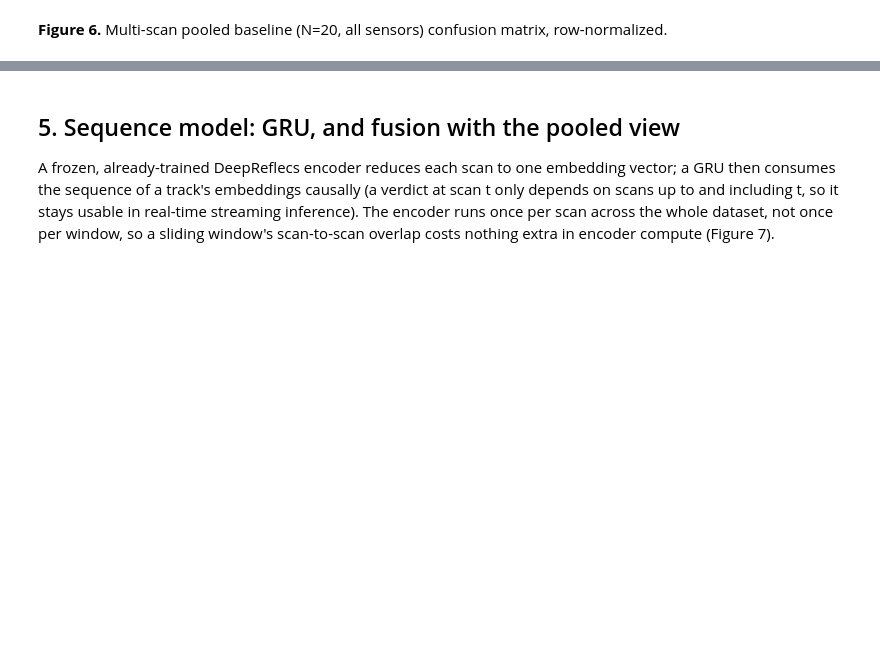
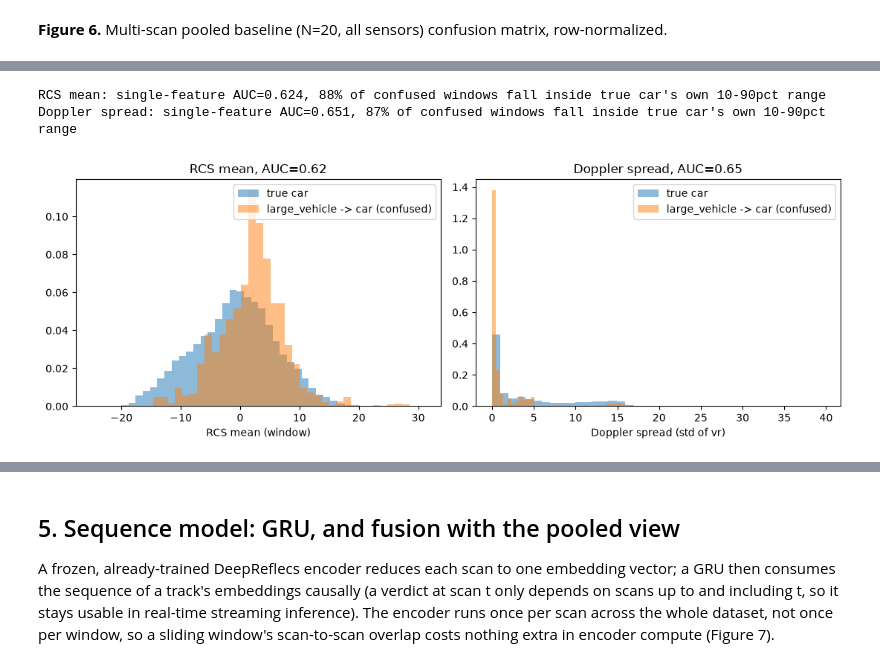
Before and after one commit to brunopinto900/radar-ml-autonomous-driving, a Jupyter notebook: notebooks/final_report.ipynb, the cells around one changed output, grey strips where cells are left out. Cells and saved outputs as stored; diff of their text form; code cells hidden in the pictures; blank space fills up the shorter version.

```diff
--- a/notebooks/final_report.ipynb
+++ b/notebooks/final_report.ipynb
@@ -267,0 +413,44 @@ every class improved substantially over Section 2's single-scan numbers (Figure
+# %%
+from sklearn.metrics import roc_auc_score
+import matplotlib.pyplot as plt
+
+rcs_confused = np.array([test_sets[i][:, 2].mean() for i in np.where(mask_confused_lv)[0]])
+rcs_car = np.array([test_sets[i][:, 2].mean() for i in np.where(mask_car_true)[0]])
+dop_confused = np.array([test_sets[i][:, 3].std() for i in np.where(mask_confused_lv)[0]])
+dop_car = np.array([test_sets[i][:, 3].std() for i in np.where(mask_car_true)[0]])
+
+
+def auc_and_overlap(a, b):
+    labels = np.concatenate([np.ones(len(a)), np.zeros(len(b))])
+    scores = np.concatenate([a, b])
+    auc = roc_auc_score(labels, scores)
+    auc = max(auc, 1 - auc)
+    lo, hi = np.percentile(b, 10), np.percentile(b, 90)
+    overlap = ((a >= lo) & (a <= hi)).mean()
+    return auc, overlap
+
+
+rcs_auc, rcs_overlap = auc_and_overlap(rcs_confused, rcs_car)
+dop_auc, dop_overlap = auc_and_overlap(dop_confused, dop_car)
+print(f"RCS mean: single-feature AUC={rcs_auc:.3f}, {rcs_overlap:.0%} of confused windows fall inside true car's own 10-90pct range")
+print(f"Doppler spread: single-feature AUC={dop_auc:.3f}, {dop_overlap:.0%} of confused windows fall inside true car's own 10-90pct range")
+
+fig, axes = plt.subplots(1, 2, figsize=(11, 4))
+axes[0].hist(rcs_car, bins=40, alpha=0.5, density=True, label="true car")
+axes[0].hist(rcs_confused, bins=40, alpha=0.5, density=True, label="large_vehicle -> car (confused)")
+axes[0].set_xlabel("RCS mean (window)")
+axes[0].set_title(f"RCS mean, AUC={rcs_auc:.2f}")
+axes[0].legend()
+
+axes[1].hist(dop_car, bins=40, alpha=0.5, density=True, label="true car")
+axes[1].hist(dop_confused, bins=40, alpha=0.5, density=True, label="large_vehicle -> car (confused)")
+axes[1].set_xlabel("Doppler spread (std of vr)")
+axes[1].set_title(f"Doppler spread, AUC={dop_auc:.2f}")
+axes[1].legend()
+
+fig.tight_layout()
+plt.show()
+# %% [output]
+RCS mean: single-feature AUC=0.624, 88% of confused windows fall inside true car's own 10-90pct range
+Doppler spread: single-feature AUC=0.651, 87% of confused windows fall inside true car's own 10-90pct range
+[figure, added]
```
Also changed, not shown: parts of 7 cells of this notebook, 15 other files.
